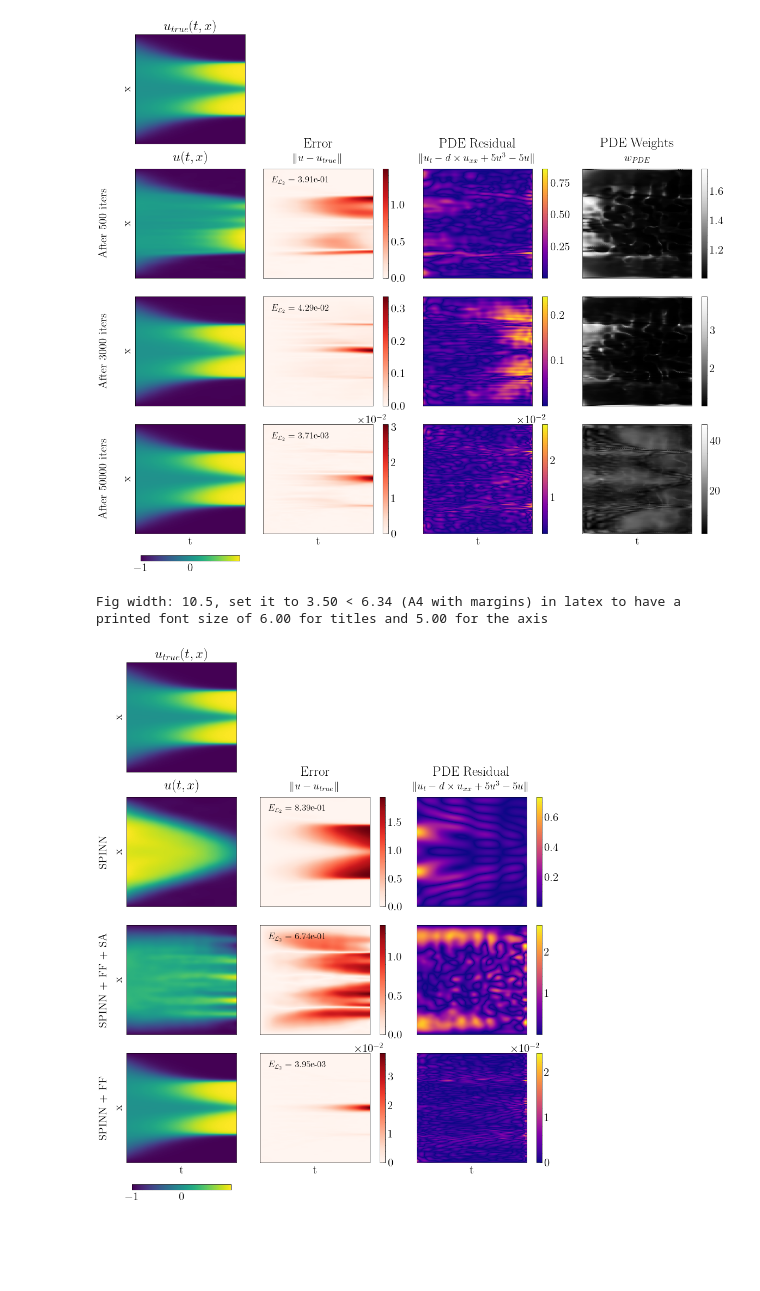
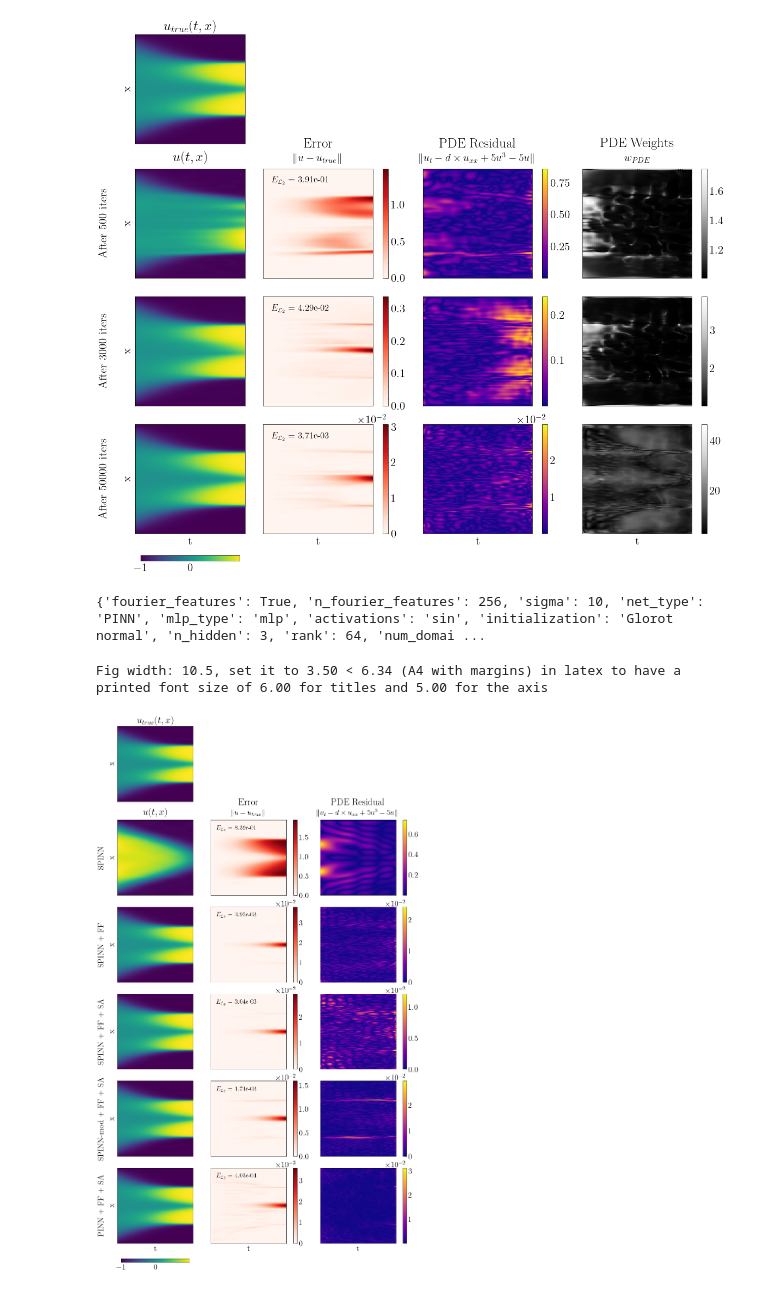
Before and after one commit to bonneted/PhD, a Jupyter notebook: IV_ImprovingTraining.ipynb, the cells around one changed output. Saved outputs shown, nothing was run; the diff lists cells and outputs as text; code cells hidden in the pictures; blank space fills up the shorter version.

```diff
--- a/IV_ImprovingTraining.ipynb
+++ b/IV_ImprovingTraining.ipynb
@@ -355,12 +289,12 @@ base_config_SA = {
     "fourier_features": True,
     "n_fourier_features": 128,
     "sigma": 10,
-    "net_type": "SPINN",
+    "net_type": "PINN",
     "mlp_type": "mlp",
     "activations": "sin",
     "n_domain": 150**2,
-    "learning_rates": [1e-3],#, 1e-4, 1e-5],
-    "n_iters": 20,
+    "learning_rates": [1e-3, 1e-4, 1e-5],
+    "n_iters": 30000,
     "rank": 64,
     "seed": 0,
     "SA": True,
@@ -423,7 +357,7 @@ with open(results_file, 'wb') as f:
     pickle.dump(saved_results, f)
 
 
-restore_models = True  # Whether to reconstruct the models from saved params
+restore_models = False  # Whether to reconstruct the models from saved params
 
 # Load saved results if not all configs were run
 if len(config_to_run_SA) < len(all_config_names_SA):
@@ -527,30 +456,32 @@ plt.show()
 # %% [output]
 Fig width: 14.5, set it to 4.83 < 6.34 (A4 with margins) in latex to have a printed font size of 6.00 for titles and 5.00 for the axis
 [figure]
+# %%
+print(all_data_SA["pinn_SA"]["config"])
+# %% [output]
+{'fourier_features': True, 'n_fourier_features': 256, 'sigma': 10, 'net_type': 'PINN', 'mlp_type': 'mlp', 'activations': 'sin', 'initialization': 'Glorot normal', 'n_hidden': 3, 'rank': 64, 'num_domai ...
 # %%
-import copy
-
 all_data_FF_SA = {**all_data_FF, **all_data_SA}
-config_to_plot_FF_SA = ["spinn", "spinn_FF", "spinn_SA"]
+config_to_plot_FF_SA = ["spinn", "spinn_FF", "spinn_SA", "spinn_mod_SA", "pinn_SA"]
 
 config_text_dict_FF_SA = copy.deepcopy(config_text_dict)
 config_text_dict_FF_SA.update({
     "pinn_SA": "PINN + FF + SA",
     "spinn_SA": "SPINN + FF + SA",
     "spinn_mod_SA": "SPINN-mod + FF + SA",
 })
 
 u_pred_all, u_diff_all, pde_loss_all, rows_title = fields_from_config(config_to_plot_FF_SA, all_data_FF_SA, config_text_dict_FF_SA)
 n_rows = len(rows_title)
 
 fields_FF_SA = copy.deepcopy(fields_FF)
 fields_FF_SA["Solution"]["data"] = u_pred_all
 fields_FF_SA["Error"]["data"] = u_diff_all
 fields_FF_SA["PDE Residual"]["data"] = pde_loss_all
 
-fig, ax = plt.subplots(4,3, figsize=(10.5,12))
+fig, ax = plt.subplots(1+n_rows,3, figsize=(10.5,(1+n_rows)*3))
 
 plot_allen_cahn_results(fig, ax, fields_FF_SA, tt, xx, rows_title)
 # %% [output]
 Fig width: 10.5, set it to 3.50 < 6.34 (A4 with margins) in latex to have a printed font size of 6.00 for titles and 5.00 for the axis
-[figure, old version]
+[figure, new version]
```
Also changed, not shown: parts of 5 cells of this notebook.
